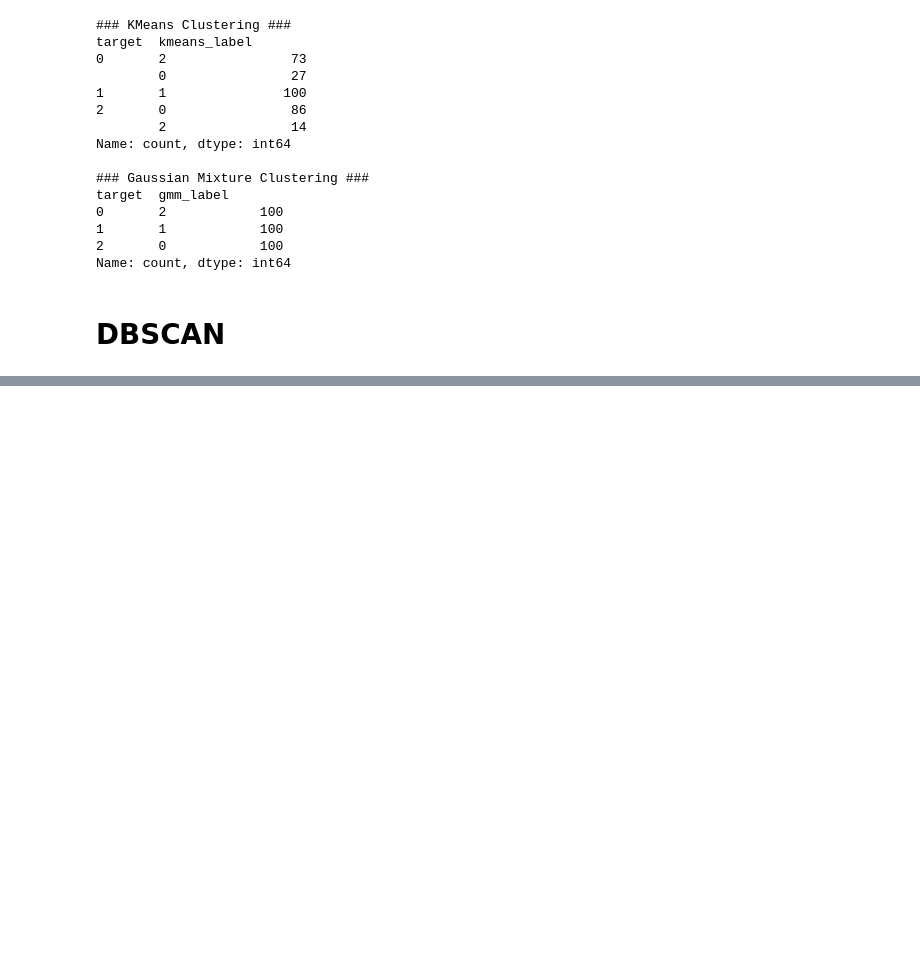
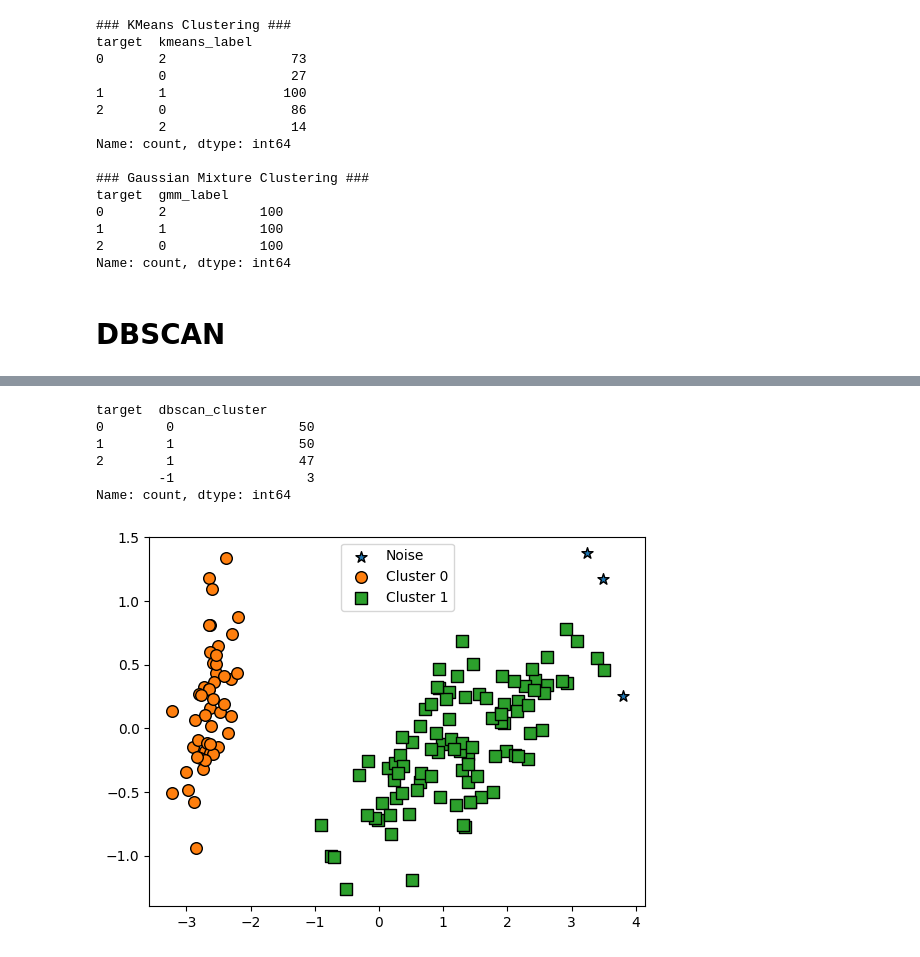
Before and after one commit to suhyeon03/study_ML_, a Jupyter notebook: _clustering_practice.ipynb, the cells around one changed output, grey strips where cells are left out. Drawn from its saved outputs; the diff is of its cells as text; code cells hidden in the pictures; blank space fills up the shorter version.

```diff
--- a/_clustering_practice.ipynb
+++ b/_clustering_practice.ipynb
@@ -992,0 +1017,11 @@ Name: count, dtype: int64
+# %%
+# eps 0.6 min_samples=8 로 DBSCAN 군집화 적용
+from sklearn.cluster import DBSCAN
+
+dbscan = DBSCAN(eps=0.6, min_samples=8, metric='euclidean')
+dbscan_labels = dbscan.fit_predict(iris.data)
+
+irisDF['dbscan_cluster'] = dbscan_labels
+
+iris_result = irisDF.groupby(['target'])['dbscan_cluster'].value_counts()
+print(iris_result)
@@ -992,0 +1091,22 @@ Name: count, dtype: int64
+# %%
+# eps이 커지면
+from sklearn.cluster import DBSCAN
+
+dbscan = DBSCAN(eps=0.8, min_samples=8, metric='euclidean')
+dbscan_labels = dbscan.fit_predict(iris.data)
+
+irisDF['dbscan_cluster'] = dbscan_labels
+irisDF['target'] = iris.target
+
+iris_result = irisDF.groupby(['target'])['dbscan_cluster'].value_counts()
+print(iris_result)
+
+visualize_cluster_plot(dbscan, irisDF, 'dbscan_cluster', iscenter=False)
+# %% [output]
+target  dbscan_cluster
+0        0                50
+1        1                50
+2        1                47
+        -1                 3
+Name: count, dtype: int64
+[figure, added]
```
Also changed, not shown: parts of 13 cells of this notebook.
